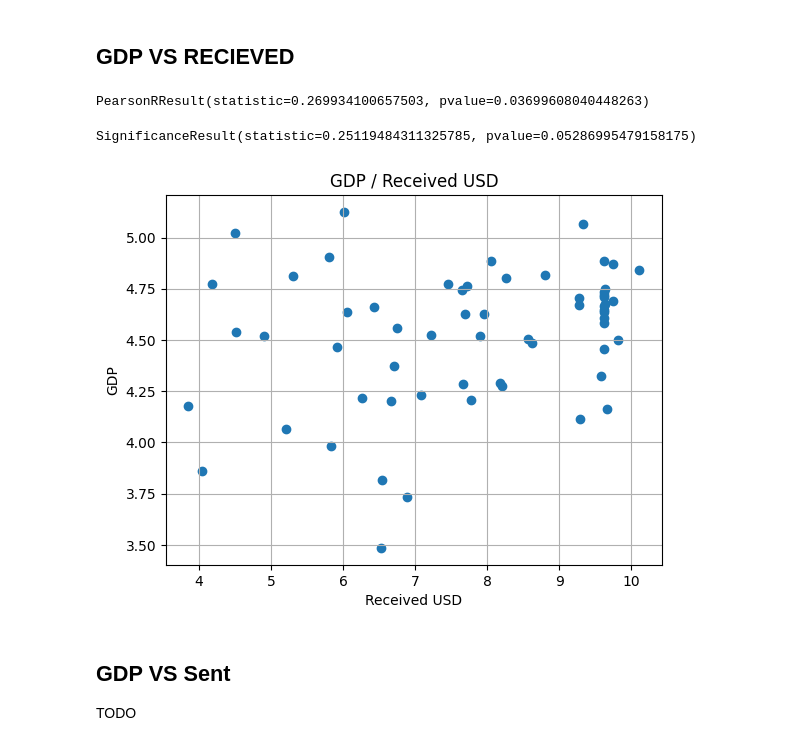
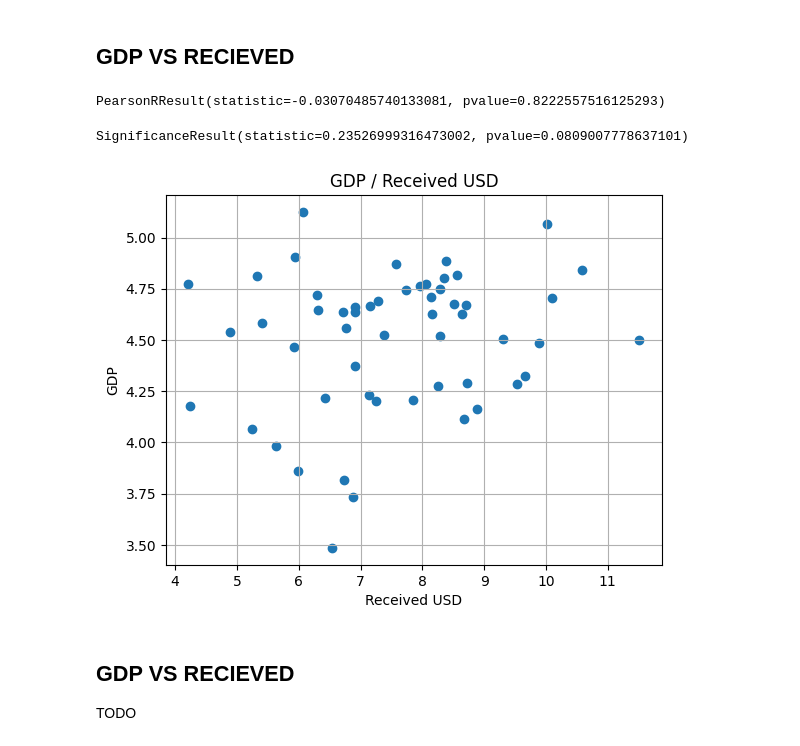
Before and after one commit to FlowDrucka64/MoneyFlow, a Jupyter notebook: data_exploration.ipynb, the cells around one changed output. Drawn from its saved outputs; the diff is of its cells as text; code cells hidden in the pictures.

```diff
--- a/data_exploration.ipynb
+++ b/data_exploration.ipynb
@@ -1098,28 +1204,28 @@ gdp_country = pd.merge(gdp, country_codes, left_on='Country Code', right_on='alp
 # %%
 # TODO UNITS ON AXED also maybe scale to BN USD?
 
-flow_data = expanded_df.copy()
-dst_juri_sum = expanded_df.groupby('dst_jurisdictions')['value_USD'].sum()
+flow_data = merged_df.copy()
+dst_juri_sum = merged_df.groupby('dst_jurisdictions')['value_USD'].sum()
 receivers_gdp = pd.merge(dst_juri_sum, gdp_country, left_on='dst_jurisdictions', right_on='alpha-2', how='inner')
 receivers_gdp = receivers_gdp.dropna(subset=['2021'])
 
 fig, ax = plt.subplots()
 scatter = ax.scatter(x=np.log10(receivers_gdp.value_USD), y=np.log10(receivers_gdp['2021']))
 plt.xlabel('Received USD')
 plt.ylabel('GDP')
 plt.title('GDP / Received USD')
 plt.grid(True)
 
-corr = pearsonr(receivers_gdp.value_USD, np.log10(receivers_gdp['2021']))
+corr = pearsonr(population_gdp.value_USD, population_gdp['2021'])
 display(corr)
-corr = spearmanr(receivers_gdp.value_USD, np.log10(receivers_gdp['2021']))
+corr = spearmanr(population_gdp.value_USD, population_gdp['2021'])
 display(corr)
 # %% [output]
-PearsonRResult(statistic=0.269934100657503, pvalue=0.03699608040448263)
+PearsonRResult(statistic=-0.03070485740133081, pvalue=0.8222557516125293)
-SignificanceResult(statistic=0.25119484311325785, pvalue=0.05286995479158175)
+SignificanceResult(statistic=0.23526999316473002, pvalue=0.0809007778637101)
-[figure, old version]
+[figure, new version]
 # %% [markdown]
-## GDP VS Sent
+## GDP VS RECIEVED
 TODO
 # %%
 gdp_country['2021']
```
Also changed, not shown: parts of 27 cells of this notebook, 26 other files.
